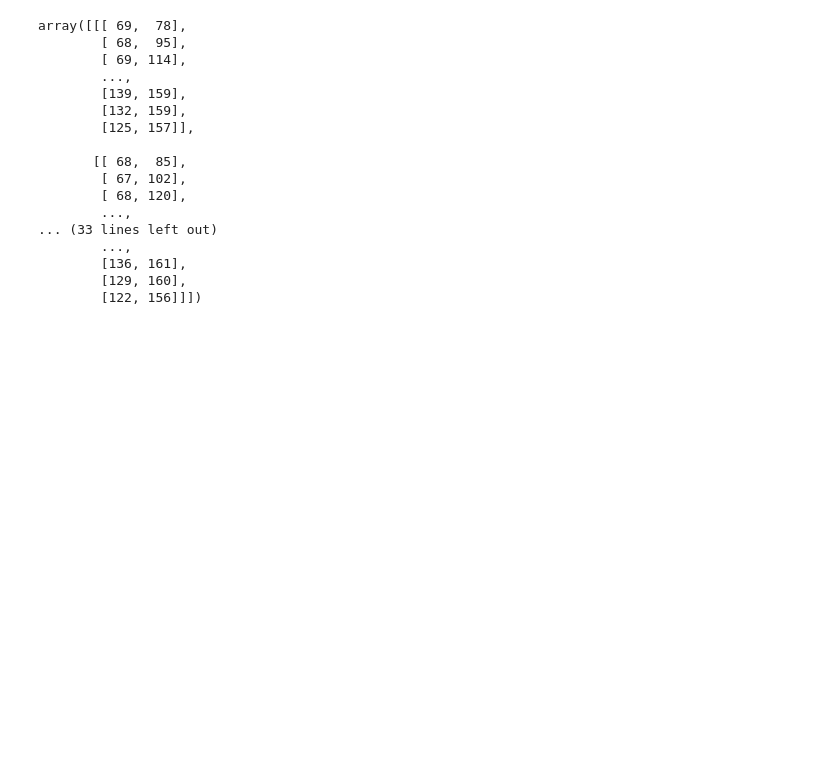
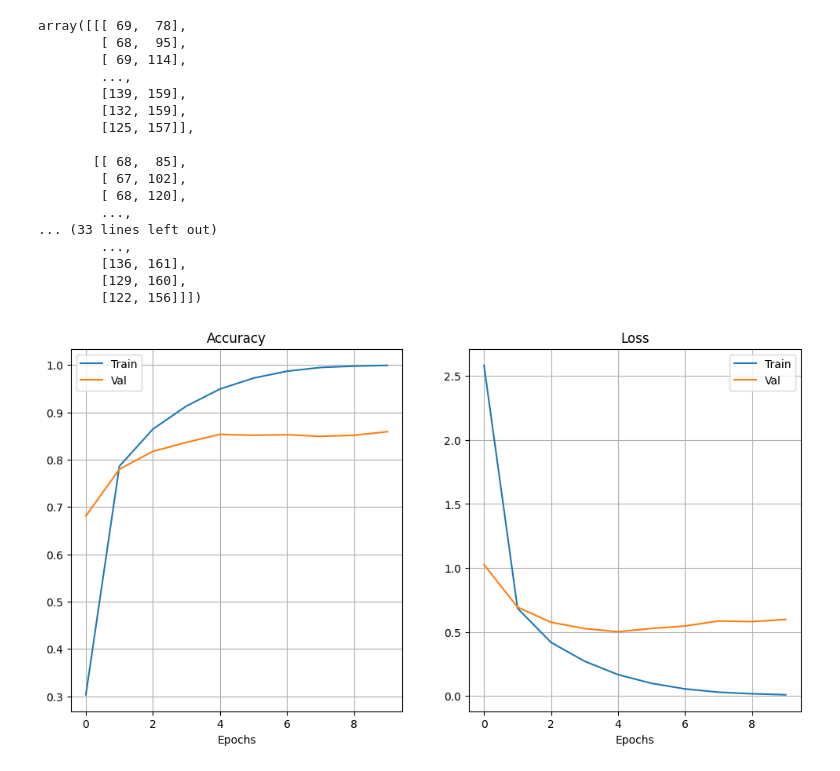
Before and after one commit to anuj-mali/Lip-Reading, a Jupyter notebook: Dataset and DataLoader.ipynb, the cells around one changed output. Saved outputs shown, nothing was run; the diff lists cells and outputs as text; code cells hidden in the pictures; blank space fills up the shorter version.

```diff
--- a/Dataset and DataLoader.ipynb
+++ b/Dataset and DataLoader.ipynb
@@ -499,3 +499,24 @@ array([[[ 69,  78],
         [136, 161],
         [129, 160],
         [122, 156]]])
+# %%
+import matplotlib.pyplot as plt
+
+def plot_loss_curves(results, epochs=20):
+    plt.figure(figsize=(12,6))
+    plt.subplot(1,2,1)
+    plt.title('Accuracy')
+    plt.plot(range(epochs), results['train_acc'], label='Train')
+    plt.plot(range(epochs), results['val_acc'], label='Val')
+    plt.xlabel('Epochs')
+    plt.grid(True)
+    plt.legend()
+
+    plt.subplot(1,2,2)
+    plt.title('Loss')
+    plt.plot(range(epochs), results['train_loss'], label='Train')
+    plt.plot(range(epochs), results['val_loss'], label='Val')
+    plt.xlabel('Epochs')
+    plt.grid(True)
+    plt.legend()
+    plt.show()
@@ -501,0 +525,6 @@ array([[[ 69,  78],
+# %%
+results = np.load('results/LipNet.npz', allow_pickle=True)
+# %%
+plot_loss_curves(results['arr'].item(), epochs=10)
+# %% [output]
+[figure, added]
```
Also changed, not shown: parts of 11 cells of this notebook, 29 other files.
